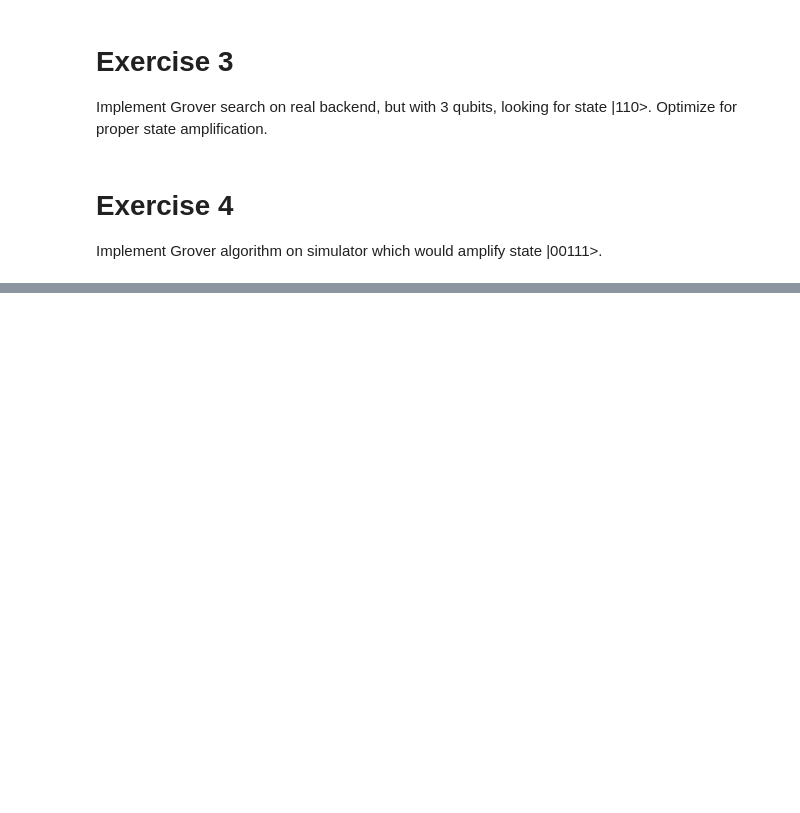
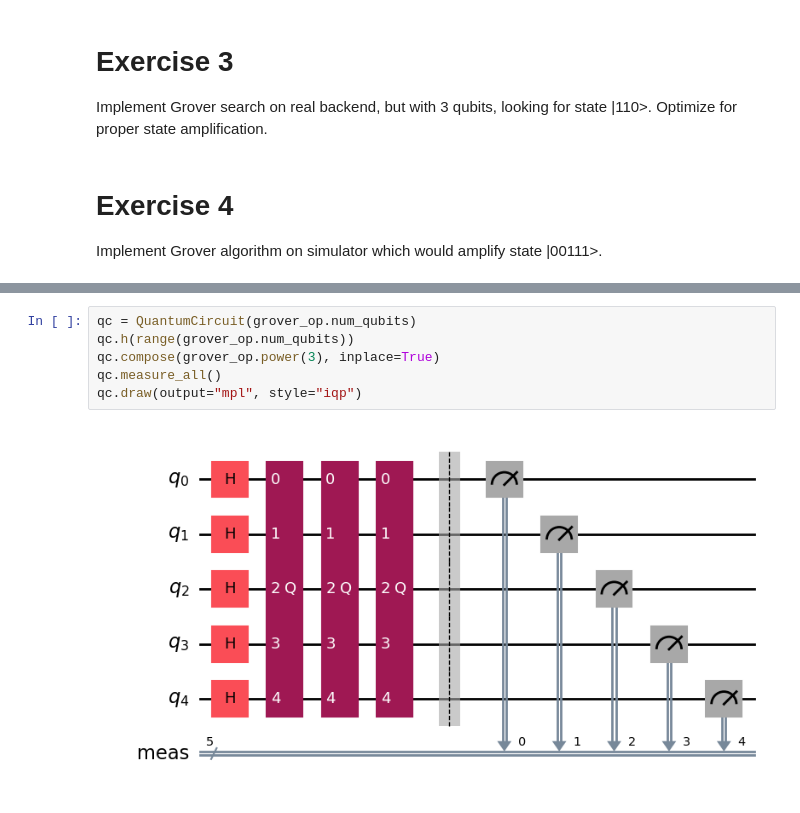
Before and after one commit to kacperpoluszejko/Quantum-Computing, a Jupyter notebook: Lab_4 - grover/Grover_algorithm.ipynb, the cells around one changed output, grey strips where cells are left out. Drawn from its saved outputs; the diff is of its cells as text; blank space fills up the shorter version.

```diff
--- a/Lab_4 - grover/Grover_algorithm.ipynb
+++ b/Lab_4 - grover/Grover_algorithm.ipynb
@@ -121,0 +172,8 @@ Implement Grover algorithm on simulator which would amplify state |00111>.
+# %%
+qc = QuantumCircuit(grover_op.num_qubits)
+qc.h(range(grover_op.num_qubits))
+qc.compose(grover_op.power(3), inplace=True)
+qc.measure_all()
+qc.draw(output="mpl", style="iqp")
+# %% [output]
+[figure, added]
```
Also changed, not shown: parts of 11 cells of this notebook, 2 other files.
